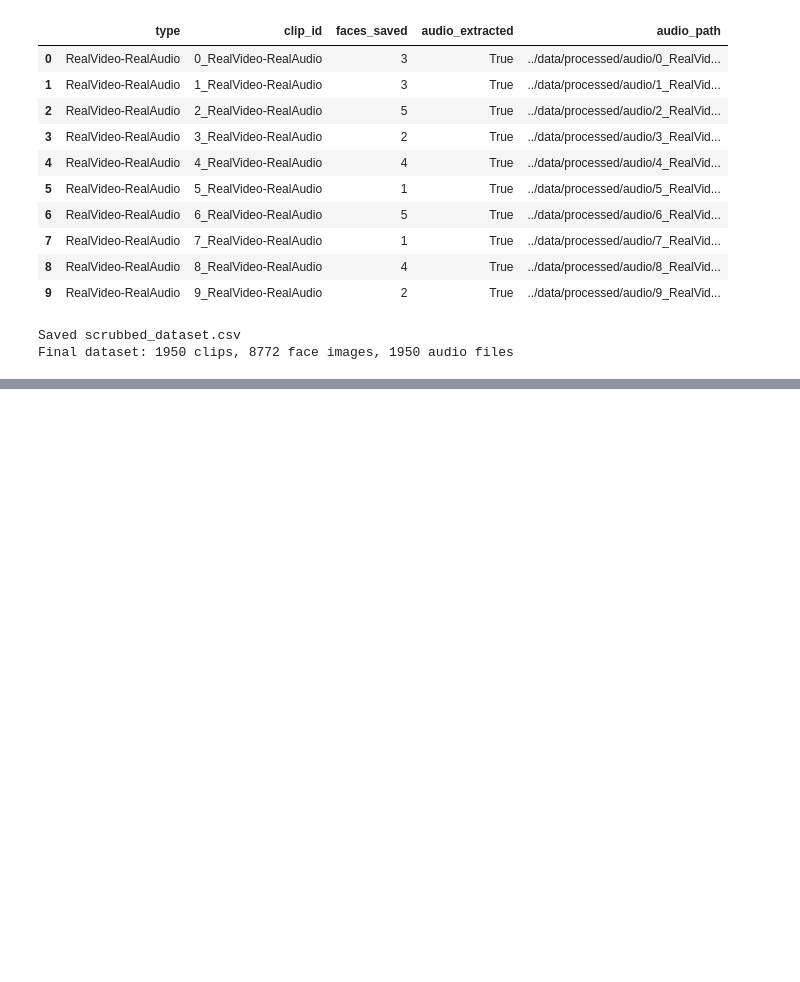
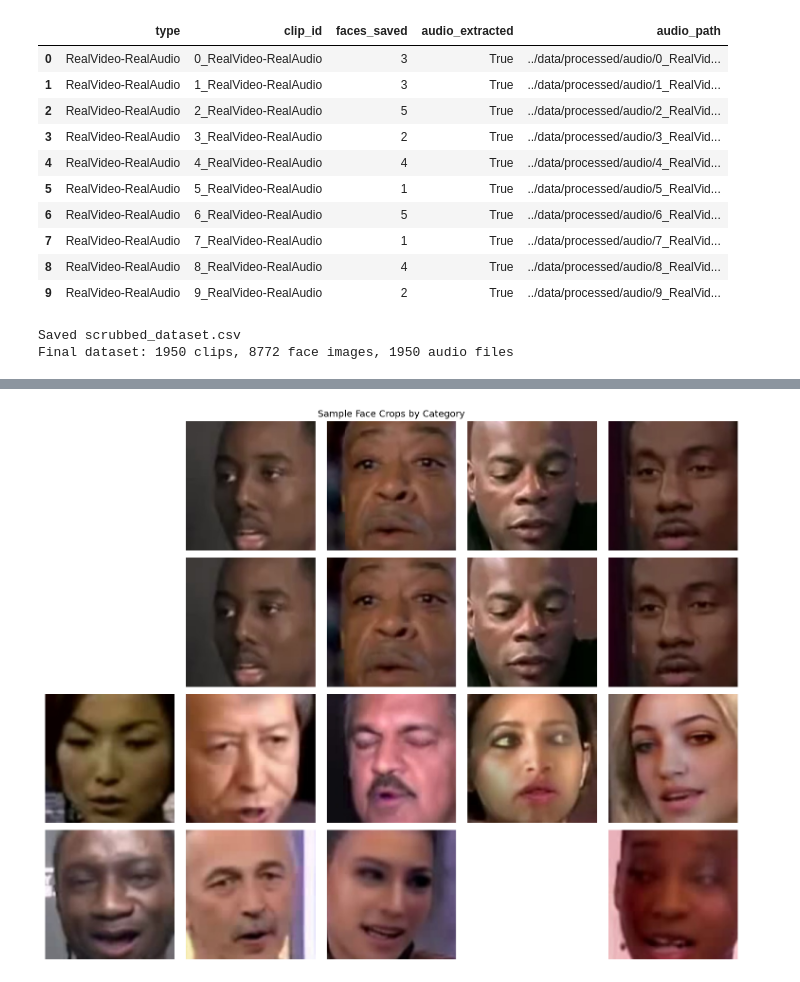
Before and after one commit to shammameshar/deepfake_detection, a Jupyter notebook: notebooks/DeepFakeDetection.ipynb, the cells around one changed output, grey strips where cells are left out. Cells and saved outputs as stored; diff of their text form; code cells hidden in the pictures; blank space fills up the shorter version.

```diff
--- a/notebooks/DeepFakeDetection.ipynb
+++ b/notebooks/DeepFakeDetection.ipynb
@@ -489,0 +527,29 @@ Final dataset: 1950 clips, 8772 face images, 1950 audio files
+# %%
+# Display a grid of sample face crops from each category
+
+import os                                                            # os — lets us list files inside our frames folder
+
+categories = final_df['type'].unique()                              # unique() — gets the 4 distinct category names from our dataset
+
+fig, axes = plt.subplots(4, 5, figsize=(15, 12))                    # subplots(4, 5, ...) — creates a 4-row (one per category) by 5-column (5 sample images) grid of small plots
+
+for row_idx, category in enumerate(categories):                     # enumerate — loops through categories, row_idx tracks which row we're filling (0,1,2,3)
+    category_clips = final_df[final_df['type'] == category].head(5) # head(5) — grabs the first 5 clips belonging to this category
+
+    for col_idx, (_, clip) in enumerate(category_clips.iterrows()): # enumerate + iterrows — loops through those 5 clips, col_idx tracks which column (0-4)
+        frame_path = f"{clip['face_dir']}/{clip['clip_id']}_frame0.jpg"  # frame_path — builds the path to that clip's first saved face crop (frame0)
+
+        if os.path.exists(frame_path):                              # os.path.exists — checks the file is actually there before trying to load it
+            img = mpimg.imread(frame_path)                          # imread — loads the image file as pixel data
+            axes[row_idx, col_idx].imshow(img)                      # imshow — draws the image into this specific grid cell
+
+        axes[row_idx, col_idx].axis('off')                          # axis('off') — hides the pixel-coordinate axes for a cleaner look
+        if col_idx == 0:                                            # if col_idx == 0 — only label the leftmost image in each row, to avoid clutter
+            axes[row_idx, col_idx].set_ylabel(category, fontsize=10, rotation=0, labelpad=60, va='center')  # set_ylabel — labels this row with its category name
+
+plt.suptitle("Sample Face Crops by Category", fontsize=14)          # suptitle — an overall title for the whole grid of images
+plt.tight_layout()                                                  # tight_layout — adjusts spacing so nothing overlaps
+plt.savefig("../outputs/figures/sample_faces_by_category.png", dpi=150)  # savefig — saves this figure for your report
+plt.show()                                                          # show — displays it in the notebook
+# %% [output]
+[figure, added]
```
Also changed, not shown: parts of 11 cells of this notebook, 5 other files.
